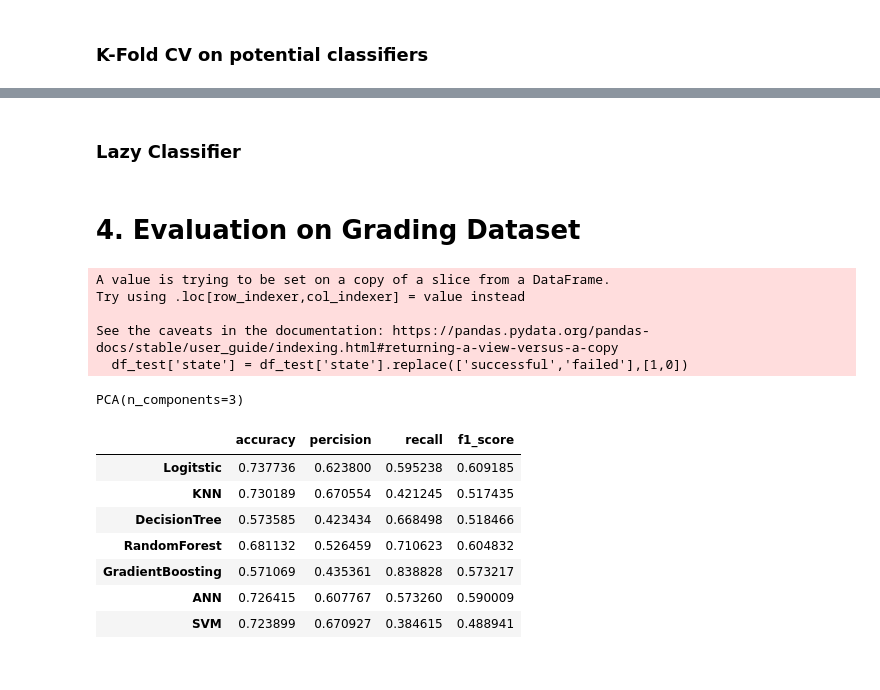
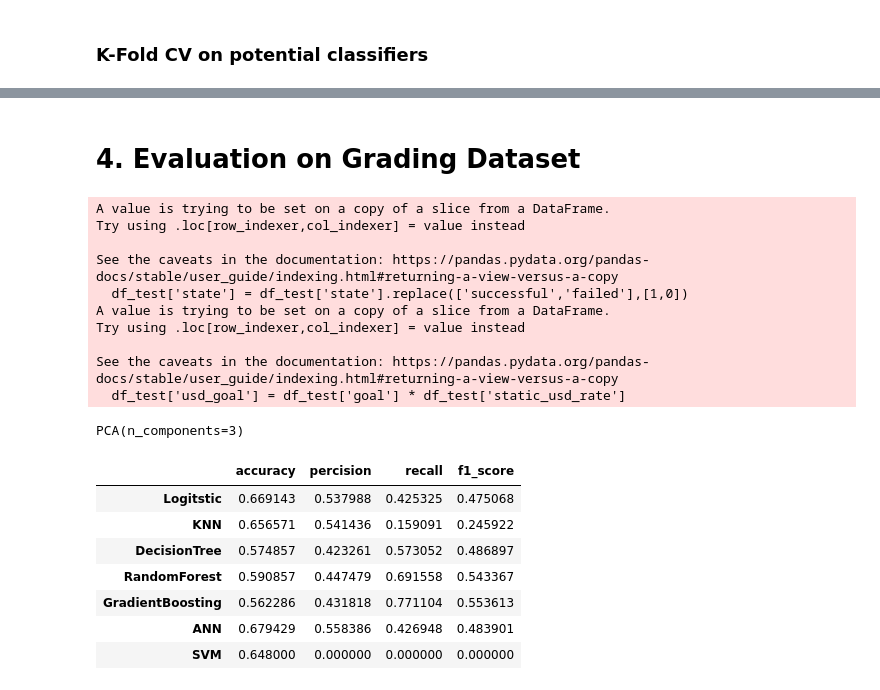
Before and after one commit to shanshanlao/life-expectancy-prediction, a Jupyter notebook: Kickstarter-predictions/kickstarter_classification.ipynb, the cells around one changed output, grey strips where cells are left out. Cells and saved outputs as stored; diff of their text form; code cells hidden in the pictures.

```diff
--- a/Kickstarter-predictions/kickstarter_classification.ipynb
+++ b/Kickstarter-predictions/kickstarter_classification.ipynb
@@ -296,23 +226,22 @@ X_train, X_test, y_train, y_test = train_test_split(X_new,y,test_size=0.30, rand
 ### 3.1 Logistic Regression
 # %%
 from sklearn.linear_model import LogisticRegression
-lr = LogisticRegression(max_iter = 500)
+lr = LogisticRegression(max_iter = 1000)
 model_logit = lr.fit(X_train, y_train)
 # %% [markdown]
 ### 3.2 DecisionTree
 # %%
 from sklearn.tree import DecisionTreeClassifier
-decisiontree = DecisionTreeClassifier(max_depth=10) # default is to grow a full tree
+dt = DecisionTreeClassifier(max_depth=10) # default is to grow a full tree
                                     # avoid overfitting
-model_dt = decisiontree.fit(X_train,y_train)
+model_dt = dt.fit(X_train,y_train)
 # %% [markdown]
 ### 3.3 Random Forest
 # %%
 # Build the model
 from sklearn.ensemble import RandomForestClassifier
-rf = RandomForestClassifier(oob_score=True, max_depth= 5)
+rf = RandomForestClassifier(oob_score=True)
 model_rf = rf.fit(X_train, y_train)
-#model_rf = rf.fit(X,y)
 
 model_rf.oob_score_
 # %% [output]
@@ -462,2 +367,0 @@ print(scores_log, scores_rf,scores_gbt,scores_ann, scores_svm, sep='\n')
-# %% [markdown]
-### Lazy Classifier
@@ -483,8 +379,12 @@ grading = pd.read_excel('Kickstarter-Grading-Sample.xlsx')
 df_test = grading[grading['state'].isin(['successful','failed'])]
 df_test['state'] = df_test['state'].replace(['successful','failed'],[1,0])
 
-# Data Preprocessing
-df_test = df_test.dropna()
+# Convert goal to usd_goal = goal * static_usd_rate
+df_test['usd_goal'] = df_test['goal'] * df_test['static_usd_rate']
+df_test = df_test.drop(columns = 'goal')
+
+# Check if there is any duplicated records
+df_test = df_test.drop_duplicates()
 
 ### Drop out-of-scope predictors
 df_test = df_test.drop(columns = ['state_changed_at','state_changed_at_weekday','state_changed_at_month',
@@ -497,24 +397,16 @@ cols = ['deadline_weekday','created_at_weekday','launched_at_weekday']
 df_test[cols] = df_test[cols].replace(['Monday','Tuesday','Wednesday','Thursday','Friday','Saturday','Sunday'],[1,2,3,4,5,6,7])
 
 # dummify the other categorical variables
+df_test['category'] = df_test['category'].fillna('Unknown')
 df_test = pd.get_dummies(df_test, columns = ['country','currency','category'])
 
 # Testing
-#X_grade = df_test[['goal','create_to_launch_days','name_len','launch_to_deadline_days',
-#'category_Web','category_Software','category_Plays','category_Festivals']]
-
-#X_grade = df_test[['goal','create_to_launch_days','name_len','launch_to_deadline_days',
-#'launched_at_hr','launched_at_day','created_at_day','created_at_hr','deadline_day','blurb_len',
-# 'category_Web','created_at_month','deadline_month','created_at_weekday','launched_at_weekday','deadline_yr',
-# 'category_Software','static_usd_rate','category_Plays','category_Festivals','category_Hardware','category_Musical']]
-
-X_grade = df_test[['goal', 'create_to_launch_days', 'name_len', 'created_at_day', 'launched_at_hr',
-        'deadline_day', 'launch_to_deadline_days','created_at_hr','deadline_hr','launched_at_day',
-        'blurb_len', 'category_Web', 'created_at_month','launched_at_month', 'deadline_month',
-        'created_at_weekday','launched_at_weekday','deadline_weekday', 'deadline_yr', 'category_Software',
-        'static_usd_rate', 'category_Plays','category_Hardware','category_Festivals','category_Musical']]
-
-# X_grade = df_test.loc[:,df.columns != 'state']
+X_grade = df_test[['usd_goal', 'create_to_launch_days', 'name_len', 'created_at_day', 'launched_at_hr',
+        'deadline_day', 'launch_to_deadline_days','created_at_hr','deadline_hr','launched_at_day']]
+#        'blurb_len', 'category_Web', 'created_at_month','launched_at_month', 'deadline_month',
+#        'created_at_weekday','launched_at_weekday','deadline_weekday', 'deadline_yr', 'category_Software',
+#        'static_usd_rate', 'category_Plays','category_Hardware','category_Festivals','category_Musical']]
+#.loc[:,df.columns != 'state']
 y_grade = df_test["state"]
 
 from sklearn.preprocessing import StandardScaler
@@ -526,34 +418,39 @@ X_grade = scaler.fit_transform(X_grade)
 from sklearn.decomposition import PCA
 pca = PCA(n_components=3)
 pca.fit(X_std)
-#X_grade = pca.transform(X_grade)
+# X_grade = pca.transform(X_grade)
 # %% [output]
 A value is trying to be set on a copy of a slice from a DataFrame.
 Try using .loc[row_indexer,col_indexer] = value instead
 
 See the caveats in the documentation: https://pandas.pydata.org/pandas-docs/stable/user_guide/indexing.html#returning-a-view-versus-a-copy
   df_test['state'] = df_test['state'].replace(['successful','failed'],[1,0])
+A value is trying to be set on a copy of a slice from a DataFrame.
+Try using .loc[row_indexer,col_indexer] = value instead
+
+See the caveats in the documentation: https://pandas.pydata.org/pandas-docs/stable/user_guide/indexing.html#returning-a-view-versus-a-copy
+  df_test['usd_goal'] = df_test['goal'] * df_test['static_usd_rate']
 PCA(n_components=3)
 # %%
 test_performance = {
     'Logitstic': model_metrics(model_logit,X_grade,y_grade),
     'KNN': model_metrics(model_knn,X_grade,y_grade),
 
     'DecisionTree': model_metrics(model_dt,X_grade,y_grade),
     'RandomForest': model_metrics(model_rf,X_grade,y_grade),
     'GradientBoosting': model_metrics(model_gbt,X_grade,y_grade),
 
-    'ANN': model_metrics(model_ann,X_grade,y_grade),
+    'ANN': model_metrics(model_mlp,X_grade,y_grade),
     'SVM': model_metrics(model_svm,X_grade,y_grade)
 }
 
 pd.DataFrame.from_dict(test_performance, orient='index',columns = ['accuracy','percision','recall','f1_score'])
 # %% [output]
 |  | accuracy | percision | recall | f1_score |
-| Logitstic | 0.737736 | 0.623800 | 0.595238 | 0.609185 |
-| KNN | 0.730189 | 0.670554 | 0.421245 | 0.517435 |
-| DecisionTree | 0.573585 | 0.423434 | 0.668498 | 0.518466 |
-| RandomForest | 0.681132 | 0.526459 | 0.710623 | 0.604832 |
-| GradientBoosting | 0.571069 | 0.435361 | 0.838828 | 0.573217 |
-| ANN | 0.726415 | 0.607767 | 0.573260 | 0.590009 |
-| SVM | 0.723899 | 0.670927 | 0.384615 | 0.488941 |
+| Logitstic | 0.669143 | 0.537988 | 0.425325 | 0.475068 |
+| KNN | 0.656571 | 0.541436 | 0.159091 | 0.245922 |
+| DecisionTree | 0.574857 | 0.423261 | 0.573052 | 0.486897 |
+| RandomForest | 0.590857 | 0.447479 | 0.691558 | 0.543367 |
+| GradientBoosting | 0.562286 | 0.431818 | 0.771104 | 0.553613 |
+| ANN | 0.679429 | 0.558386 | 0.426948 | 0.483901 |
+| SVM | 0.648000 | 0.000000 | 0.000000 | 0.000000 |
```
Also changed, not shown: parts of 45 cells of this notebook.
